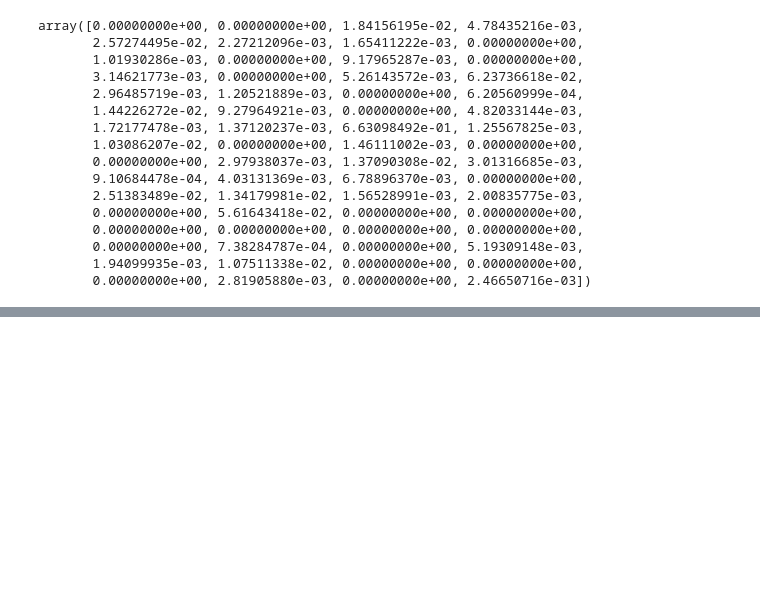
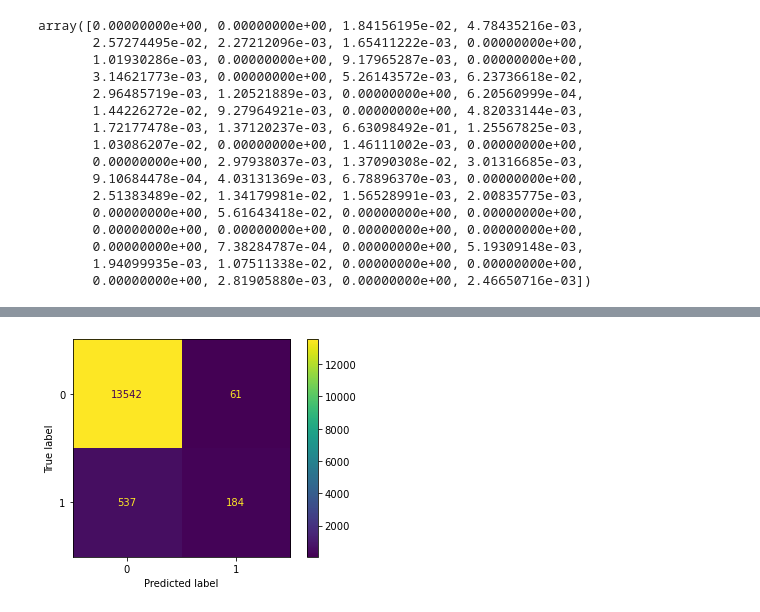
Before and after one commit to bSharpCyclist/MSDS-7333-QTW, a Jupyter notebook: Fabio_Case_4 copy.ipynb, the cells around one changed output, grey strips where cells are left out. Cells and saved outputs as stored; diff of their text form; code cells hidden in the pictures; blank space fills up the shorter version.

```diff
--- a/Fabio_Case_4 copy.ipynb
+++ b/Fabio_Case_4 copy.ipynb
@@ -363,3 +382,5 @@ array([0.00000000e+00, 0.00000000e+00, 1.84156195e-02, 4.78435216e-03,
        0.00000000e+00, 7.38284787e-04, 0.00000000e+00, 5.19309148e-03,
        1.94099935e-03, 1.07511338e-02, 0.00000000e+00, 0.00000000e+00,
        0.00000000e+00, 2.81905880e-03, 0.00000000e+00, 2.46650716e-03])
+# %%
+y_hat_G = clf.predict(X_test)
@@ -365,0 +402,6 @@ array([0.00000000e+00, 0.00000000e+00, 1.84156195e-02, 4.78435216e-03,
+# %%
+# Confusion matrix
+confusion_matrix(y_test, y_hat_G)
+disp = ConfusionMatrixDisplay.from_estimator(clf, X_test, y_test)
+# %% [output]
+[figure, added]
```
Also changed, not shown: parts of 15 cells of this notebook.
